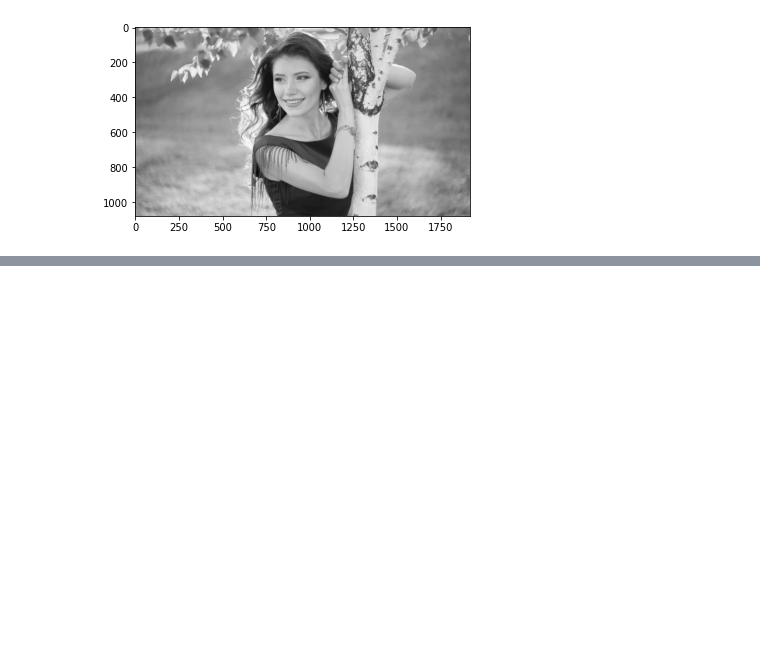
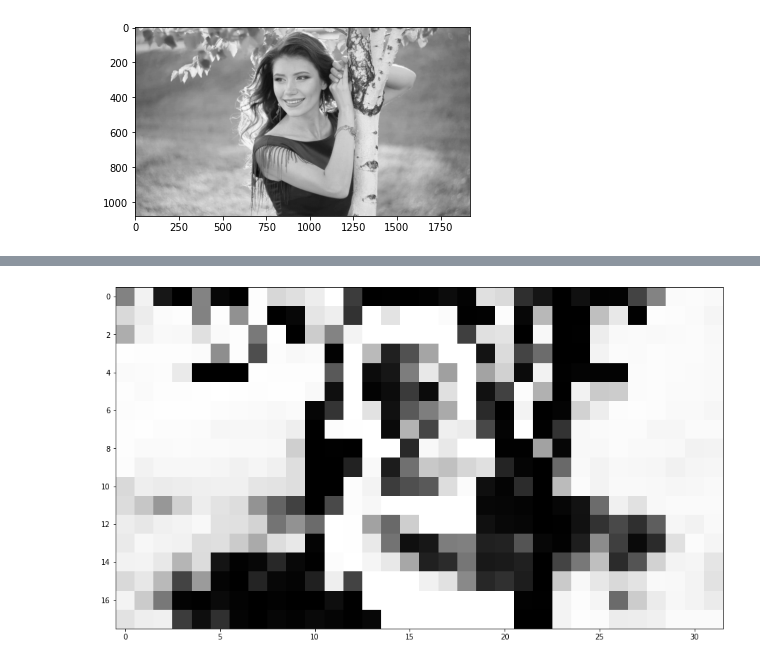
Before and after one commit to sk267/CNN_HDRVDP_Testing, a Jupyter notebook: single_Grayscale_CNN_2D_Matrix.ipynb, the cells around one changed output, grey strips where cells are left out. Saved outputs shown, nothing was run; the diff lists cells and outputs as text; code cells hidden in the pictures; blank space fills up the shorter version.

```diff
--- a/single_Grayscale_CNN_2D_Matrix.ipynb
+++ b/single_Grayscale_CNN_2D_Matrix.ipynb
@@ -8,12 +8,15 @@ import matplotlib.pyplot as plt
 # %%
 IMG_PATH = ".\\Images_and_Data"
 img_name = "Bundle_01\\mixed_09.png"
+
 BUCKET_SIZE = 60
 img = cv2.imread(f"{IMG_PATH}\\{img_name}", cv2.IMREAD_GRAYSCALE)
 size_y = img.shape[0]
 size_x = img.shape[1]
 steps_horizontal = int(size_x/BUCKET_SIZE)
 steps_vertikal = int(size_y/BUCKET_SIZE)
+
+plt.rcParams["figure.figsize"] = (15, 10)
 # %%
 plt.imshow(img, cmap="gray")
 # %% [output]
@@ -47,2 +50,7 @@ print(singleGrayScaleModel_result)
 # %%
 np.save(f"{IMG_PATH}\\{img_name.split('.')[0]}_single_grayscale_cnn_matrix", singleGrayScaleModel_result)
+# %%
+plt.imshow(singleGrayScaleModel_result, cmap="gray")
+plt.show()
+# %% [output]
+[figure, added]
```
Also changed, not shown: parts of 2 cells of this notebook.
